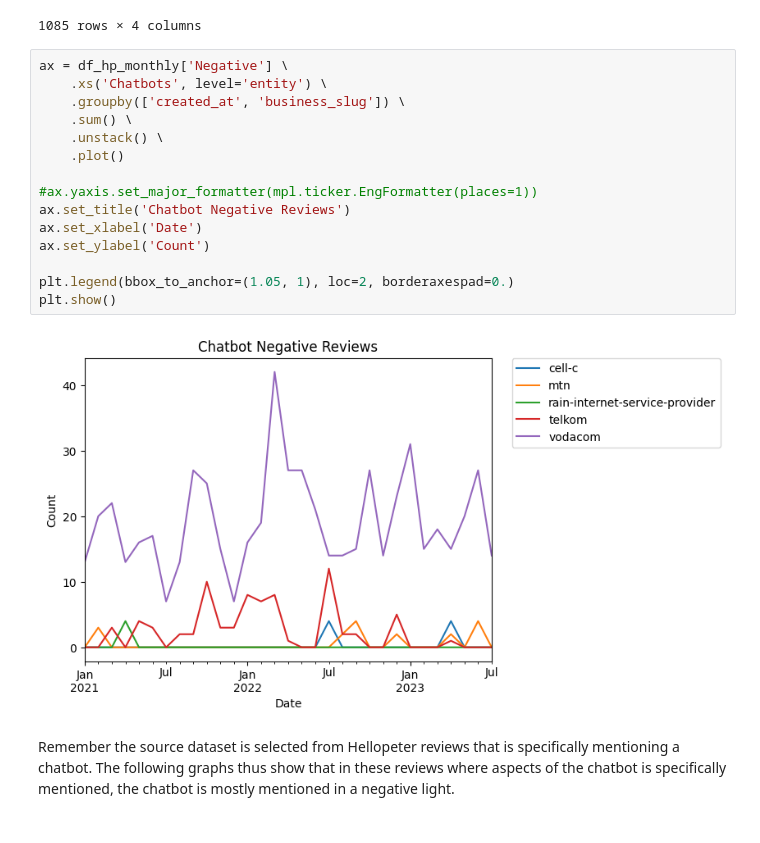
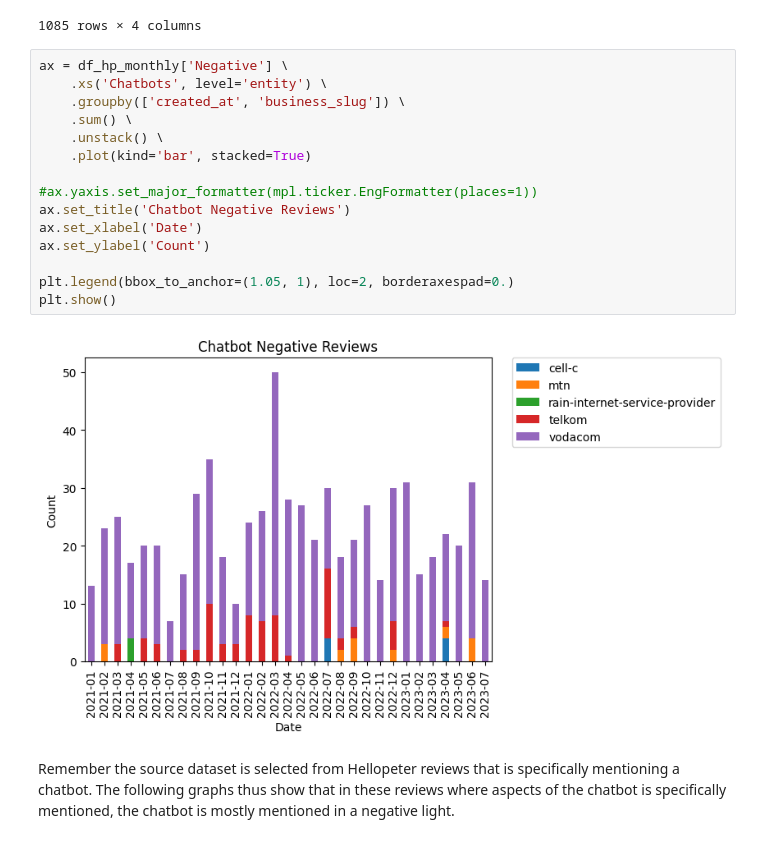
Before and after one commit to JohnnyFoulds/dsm050-2023-apr, a Jupyter notebook: notebooks/03_coursework/03-04_time_series.ipynb, the cells around one changed output. Drawn from its saved outputs; the diff is of its cells as text.

```diff
--- a/notebooks/03_coursework/03-04_time_series.ipynb
+++ b/notebooks/03_coursework/03-04_time_series.ipynb
@@ -1037,20 +1037,20 @@ df_hp_monthly[['Negative', 'Neutral', 'Mixed', 'Positive']] \
 # %%
 ax = df_hp_monthly['Negative'] \
     .xs('Chatbots', level='entity') \
     .groupby(['created_at', 'business_slug']) \
     .sum() \
     .unstack() \
-    .plot()
+    .plot(kind='bar', stacked=True)
 
 #ax.yaxis.set_major_formatter(mpl.ticker.EngFormatter(places=1))
 ax.set_title('Chatbot Negative Reviews')
 ax.set_xlabel('Date')
 ax.set_ylabel('Count')
 
 plt.legend(bbox_to_anchor=(1.05, 1), loc=2, borderaxespad=0.)
 plt.show()
 # %% [output]
-[figure, old version]
+[figure, new version]
 # %% [markdown]
 Remember the source dataset is selected from Hellopeter reviews that is specifically mentioning a chatbot. The following graphs thus show that in these reviews where aspects of the chatbot is specifically mentioned, the chatbot is mostly mentioned in a negative light.
 # %%
```
Also changed, not shown: parts of 1 cell of this notebook, 1 other file.
